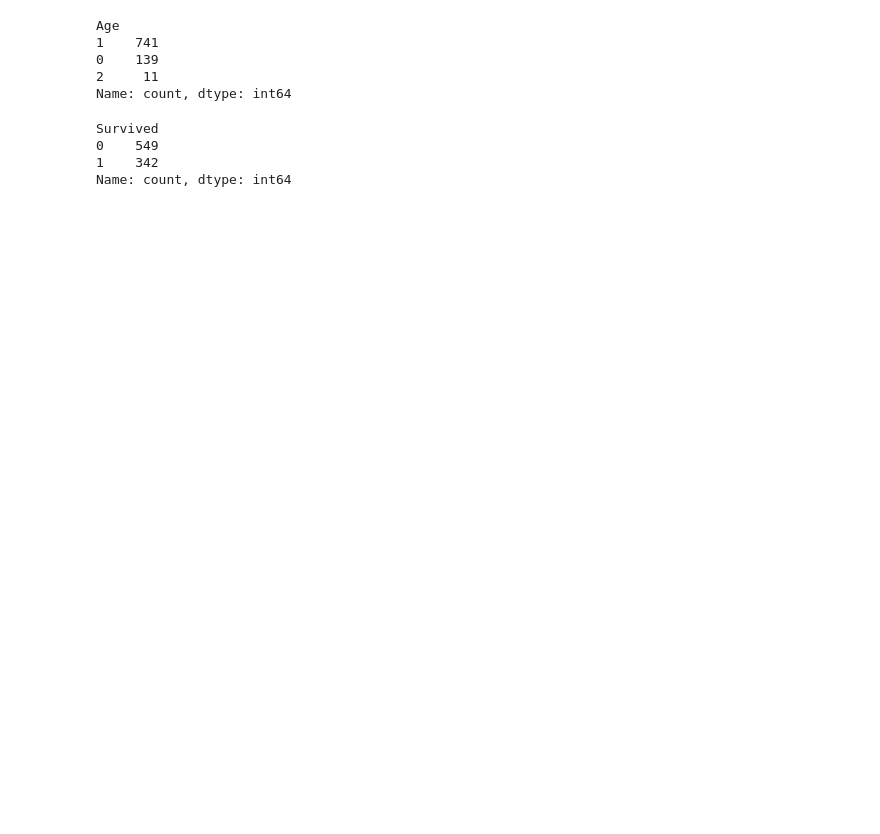
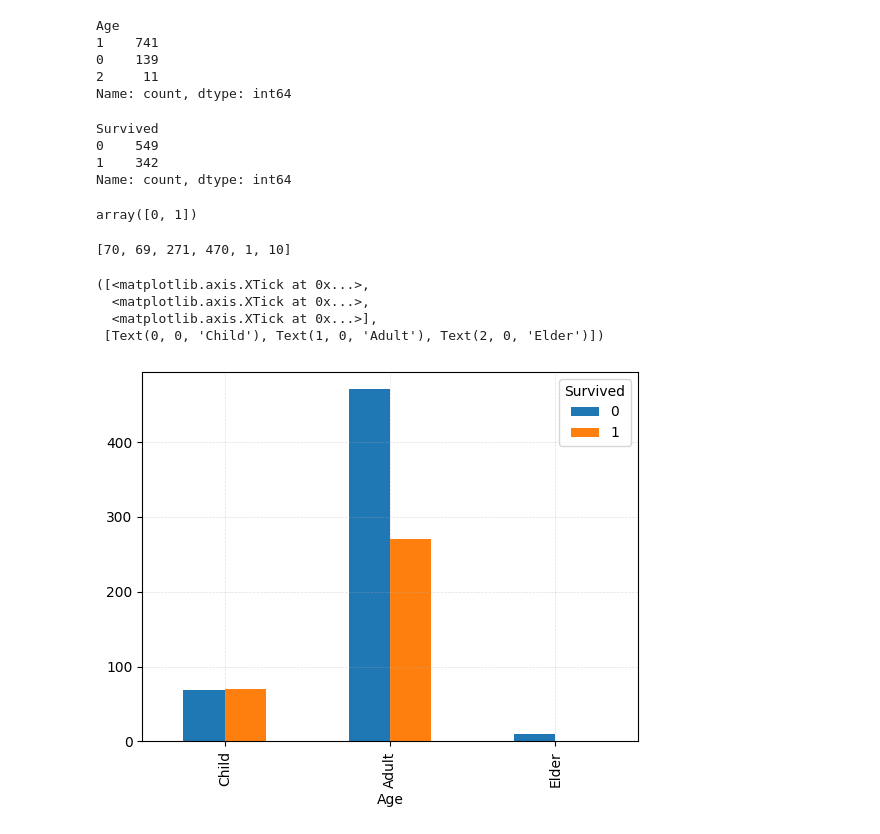
Before and after one commit to peeyush1278/Python-Experiment, a Jupyter notebook: Python-Exp/Titanic-exp/titanic_EDA.ipynb, the cells around one changed output. Drawn from its saved outputs; the diff is of its cells as text; code cells hidden in the pictures; blank space fills up the shorter version.

```diff
--- a/Python-Exp/Titanic-exp/titanic_EDA.ipynb
+++ b/Python-Exp/Titanic-exp/titanic_EDA.ipynb
@@ -364,3 +356,19 @@ Survived
 0    549
 1    342
 Name: count, dtype: int64
+# %%
+df1['Survived'].unique()
+# %% [output]
+array([0, 1])
+# %%
+list_by_category
+# %% [output]
+[70, 69, 271, 470, 1, 10]
+# %%
+pd.crosstab(df1['Age'], df1['Survived']).plot(kind='bar')
+# %% [output]
+([<matplotlib.axis.XTick at 0x...>,
+  <matplotlib.axis.XTick at 0x...>,
+  <matplotlib.axis.XTick at 0x...>],
+ [Text(0, 0, 'Child'), Text(1, 0, 'Adult'), Text(2, 0, 'Elder')])
+[figure, added]
```
Also changed, not shown: parts of 2 cells of this notebook.
